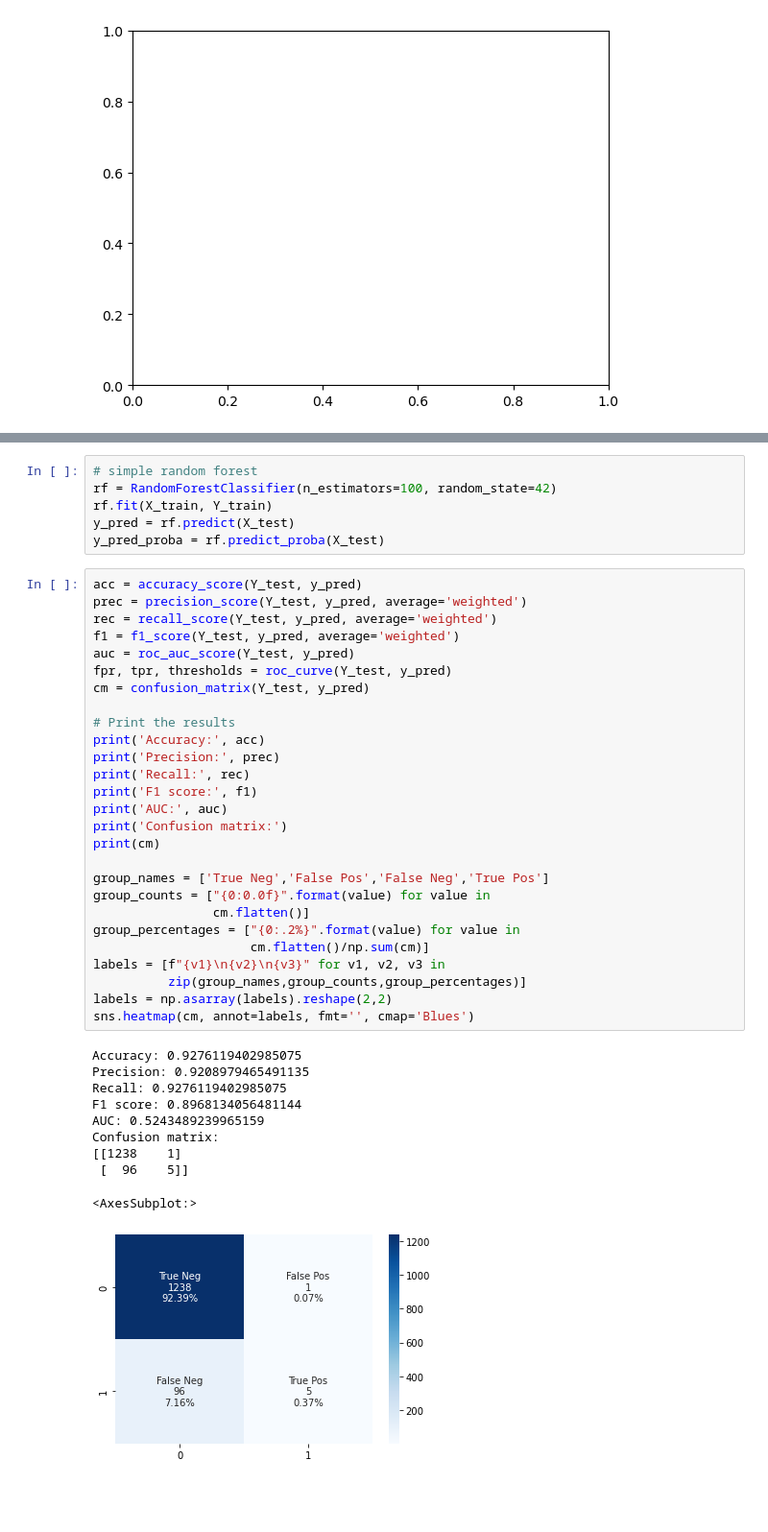
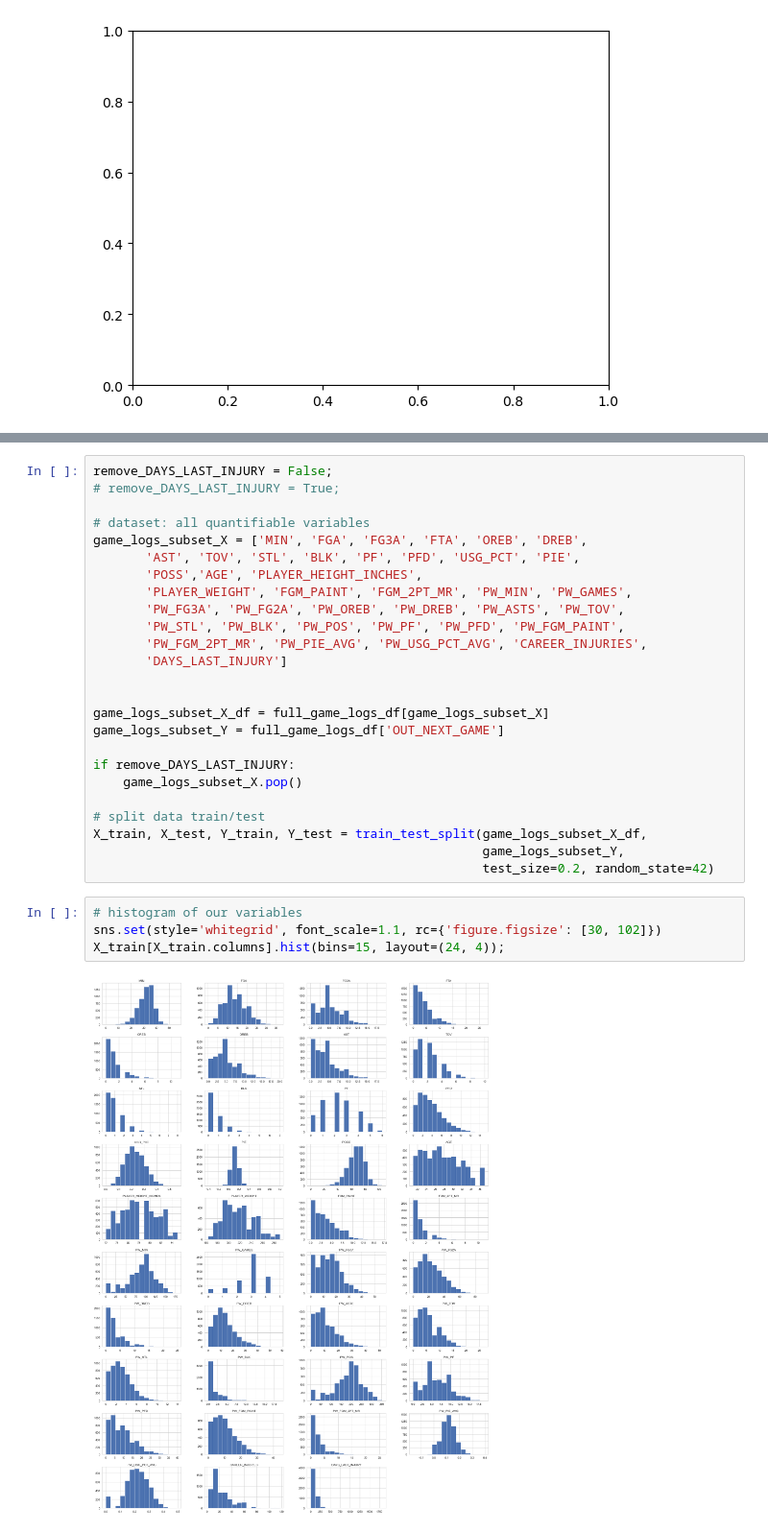
Before and after one commit to NadeemPatel2019/MSDS-456-final-project, a Jupyter notebook: nba_game_logs_eda_2021-22.ipynb, the cells around one changed output, grey strips where cells are left out. Shown at 96% size. Cells and saved outputs as stored; diff of their text form; blank space fills up the shorter version.

```diff
--- a/nba_game_logs_eda_2021-22.ipynb
+++ b/nba_game_logs_eda_2021-22.ipynb
@@ -510,44 +398,31 @@ Text(0.5, 1.0, 'Coefficients for Predicting Injury Risk')
-# %%
-# simple random forest
-rf = RandomForestClassifier(n_estimators=100, random_state=42)
-rf.fit(X_train, Y_train)
-y_pred = rf.predict(X_test)
-y_pred_proba = rf.predict_proba(X_test)
-# %%
-acc = accuracy_score(Y_test, y_pred)
-prec = precision_score(Y_test, y_pred, average='weighted')
-rec = recall_score(Y_test, y_pred, average='weighted')
-f1 = f1_score(Y_test, y_pred, average='weighted')
-auc = roc_auc_score(Y_test, y_pred)
-fpr, tpr, thresholds = roc_curve(Y_test, y_pred)
-cm = confusion_matrix(Y_test, y_pred)
-
-# Print the results
-print('Accuracy:', acc)
-print('Precision:', prec)
-print('Recall:', rec)
-print('F1 score:', f1)
-print('AUC:', auc)
-print('Confusion matrix:')
-print(cm)
-
-group_names = ['True Neg','False Pos','False Neg','True Pos']
-group_counts = ["{0:0.0f}".format(value) for value in
-                cm.flatten()]
-group_percentages = ["{0:.2%}".format(value) for value in
-                     cm.flatten()/np.sum(cm)]
-labels = [f"{v1}\n{v2}\n{v3}" for v1, v2, v3 in
-          zip(group_names,group_counts,group_percentages)]
-labels = np.asarray(labels).reshape(2,2)
-sns.heatmap(cm, annot=labels, fmt='', cmap='Blues')
-# %% [output]
-Accuracy: 0.9276119402985075
-Precision: 0.9208979465491135
-Recall: 0.9276119402985075
-F1 score: 0.8968134056481144
-AUC: 0.5243489239965159
-Confusion matrix:
-[[1238    1]
- [  96    5]]
-<AxesSubplot:>
-[figure, removed]
+# %%
+remove_DAYS_LAST_INJURY = False;
+# remove_DAYS_LAST_INJURY = True;
+
+# dataset: all quantifiable variables
+game_logs_subset_X = ['MIN', 'FGA', 'FG3A', 'FTA', 'OREB', 'DREB',
+       'AST', 'TOV', 'STL', 'BLK', 'PF', 'PFD', 'USG_PCT', 'PIE',
+       'POSS','AGE', 'PLAYER_HEIGHT_INCHES',
+       'PLAYER_WEIGHT', 'FGM_PAINT', 'FGM_2PT_MR', 'PW_MIN', 'PW_GAMES',
+       'PW_FG3A', 'PW_FG2A', 'PW_OREB', 'PW_DREB', 'PW_ASTS', 'PW_TOV',
+       'PW_STL', 'PW_BLK', 'PW_POS', 'PW_PF', 'PW_PFD', 'PW_FGM_PAINT',
+       'PW_FGM_2PT_MR', 'PW_PIE_AVG', 'PW_USG_PCT_AVG', 'CAREER_INJURIES',
+       'DAYS_LAST_INJURY']
+
+
+game_logs_subset_X_df = full_game_logs_df[game_logs_subset_X]
+game_logs_subset_Y = full_game_logs_df['OUT_NEXT_GAME']
+
+if remove_DAYS_LAST_INJURY:
+    game_logs_subset_X.pop()
+
+# split data train/test
+X_train, X_test, Y_train, Y_test = train_test_split(game_logs_subset_X_df,
+                                                    game_logs_subset_Y,
+                                                    test_size=0.2, random_state=42)
+# %%
+# histogram of our variables
+sns.set(style='whitegrid', font_scale=1.1, rc={'figure.figsize': [30, 102]})
+X_train[X_train.columns].hist(bins=15, layout=(24, 4));
+# %% [output]
+[figure, added]
```
Also changed, not shown: parts of 25 cells of this notebook.
